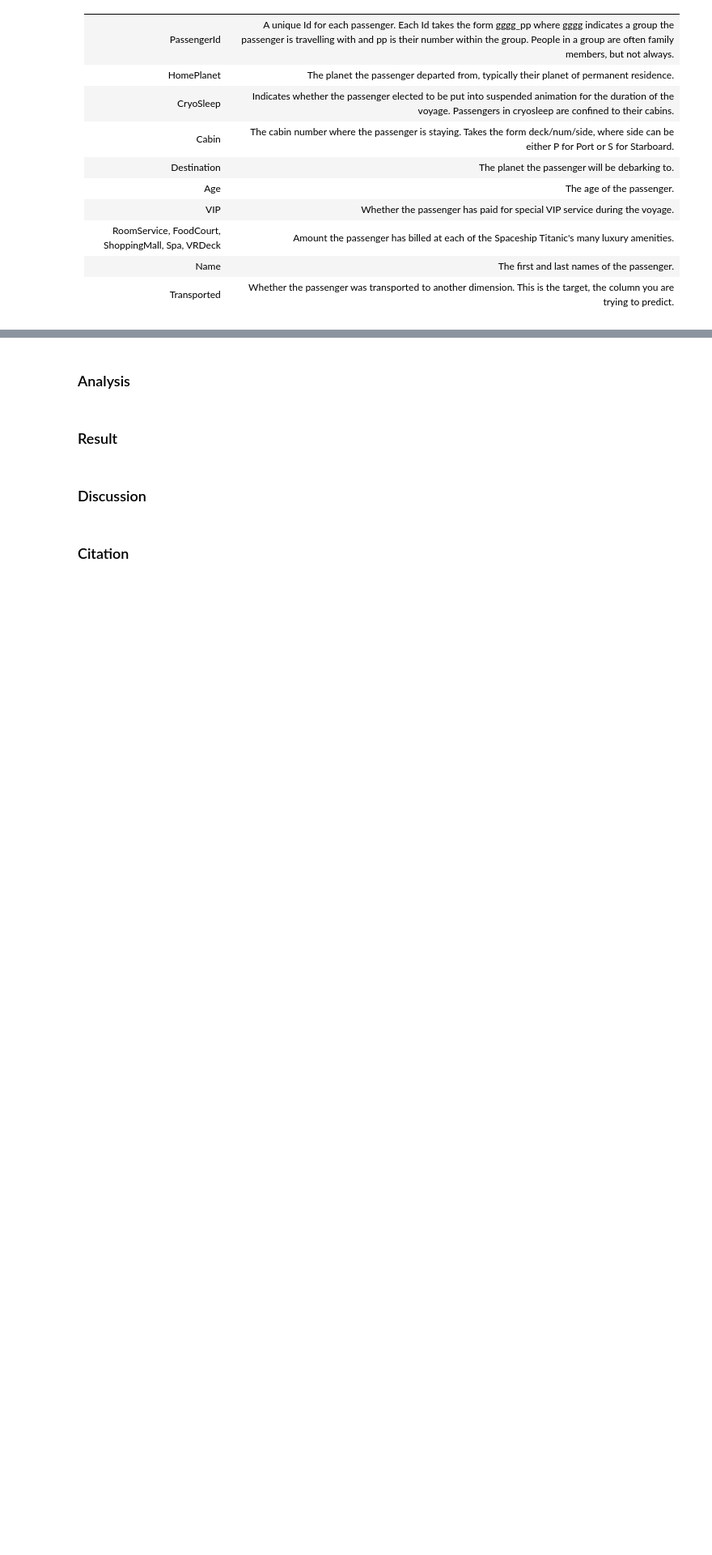
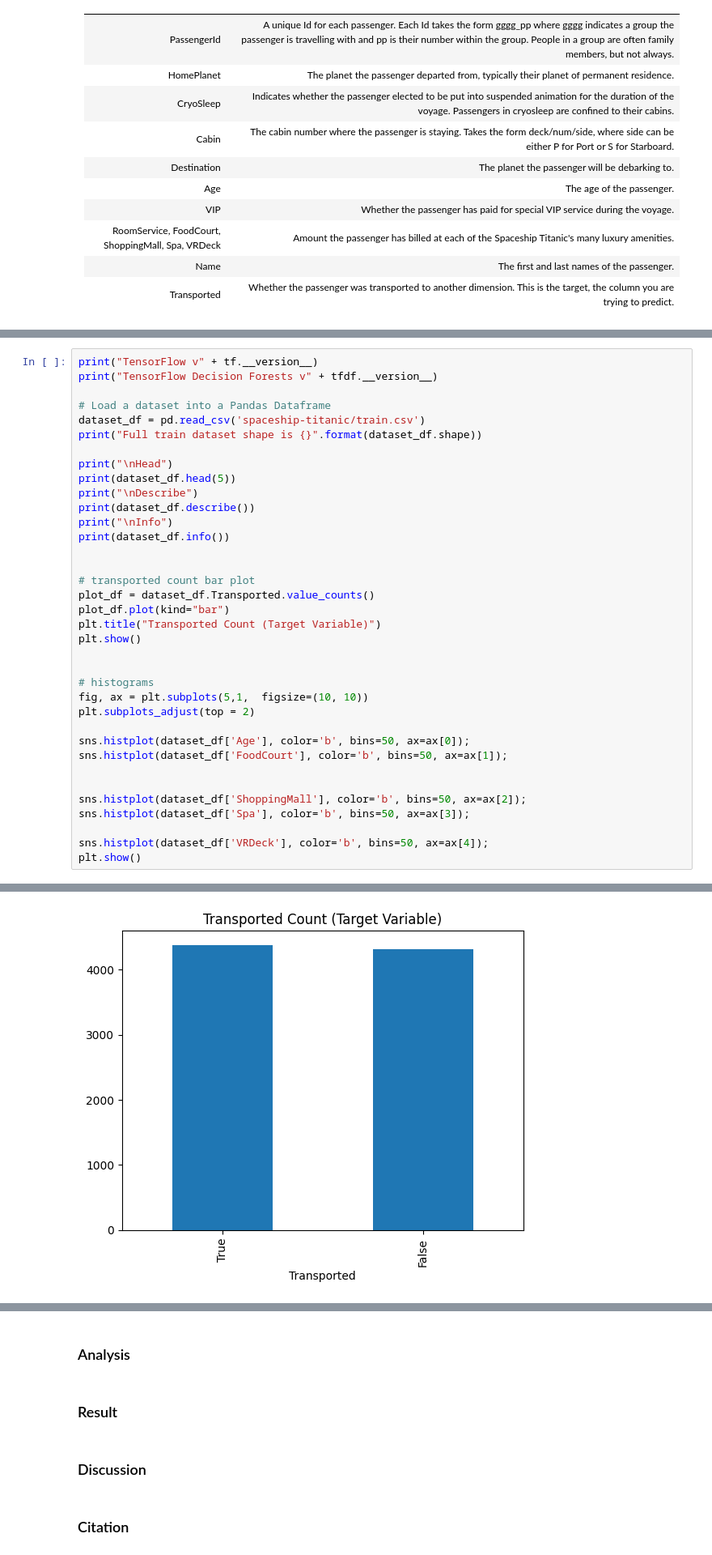
Before and after one commit to GHeart01/SpaceShip-Titanic-Supervised-ML-Project, a Jupyter notebook: SpaceshipTitanic.ipynb, the cells around one changed output, grey strips where cells are left out. Shown at 81% size. Cells and saved outputs as stored; diff of their text form; blank space fills up the shorter version.

```diff
--- a/SpaceshipTitanic.ipynb
+++ b/SpaceshipTitanic.ipynb
@@ -59,0 +88,37 @@ import matplotlib.pyplot as plt
+# %%
+print("TensorFlow v" + tf.__version__)
+print("TensorFlow Decision Forests v" + tfdf.__version__)
+
+# Load a dataset into a Pandas Dataframe
+dataset_df = pd.read_csv('spaceship-titanic/train.csv')
+print("Full train dataset shape is {}".format(dataset_df.shape))
+
+print("\nHead")
+print(dataset_df.head(5))
+print("\nDescribe")
+print(dataset_df.describe())
+print("\nInfo")
+print(dataset_df.info())
+
+
+# transported count bar plot
+plot_df = dataset_df.Transported.value_counts()
+plot_df.plot(kind="bar")
+plt.title("Transported Count (Target Variable)")
+plt.show()
+
+
+# histograms
+fig, ax = plt.subplots(5,1,  figsize=(10, 10))
+plt.subplots_adjust(top = 2)
+
+sns.histplot(dataset_df['Age'], color='b', bins=50, ax=ax[0]);
+sns.histplot(dataset_df['FoodCourt'], color='b', bins=50, ax=ax[1]);
+
+
+sns.histplot(dataset_df['ShoppingMall'], color='b', bins=50, ax=ax[2]);
+sns.histplot(dataset_df['Spa'], color='b', bins=50, ax=ax[3]);
+
+sns.histplot(dataset_df['VRDeck'], color='b', bins=50, ax=ax[4]);
+plt.show()
+# %% [output]
@@ -59,0 +142 @@ import matplotlib.pyplot as plt
+[figure, added]
```
Also changed, not shown: parts of 6 cells of this notebook, 3 other files.
